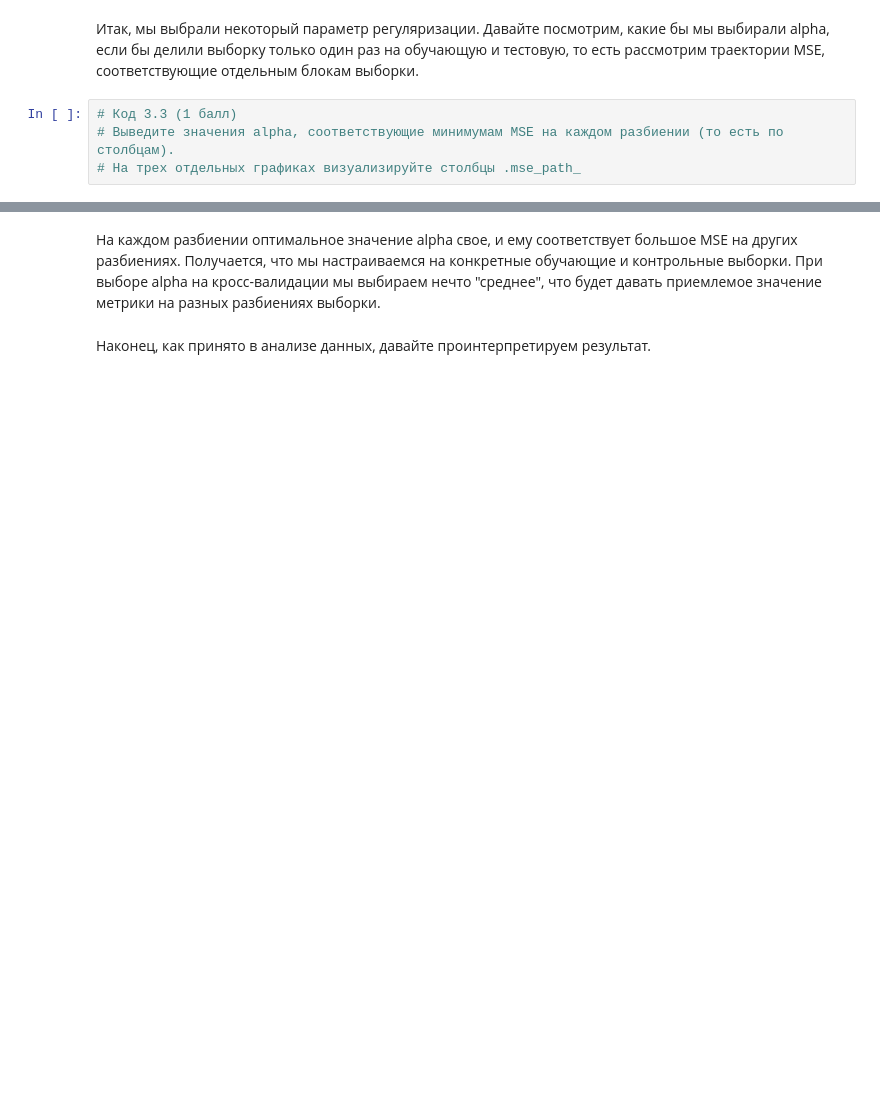
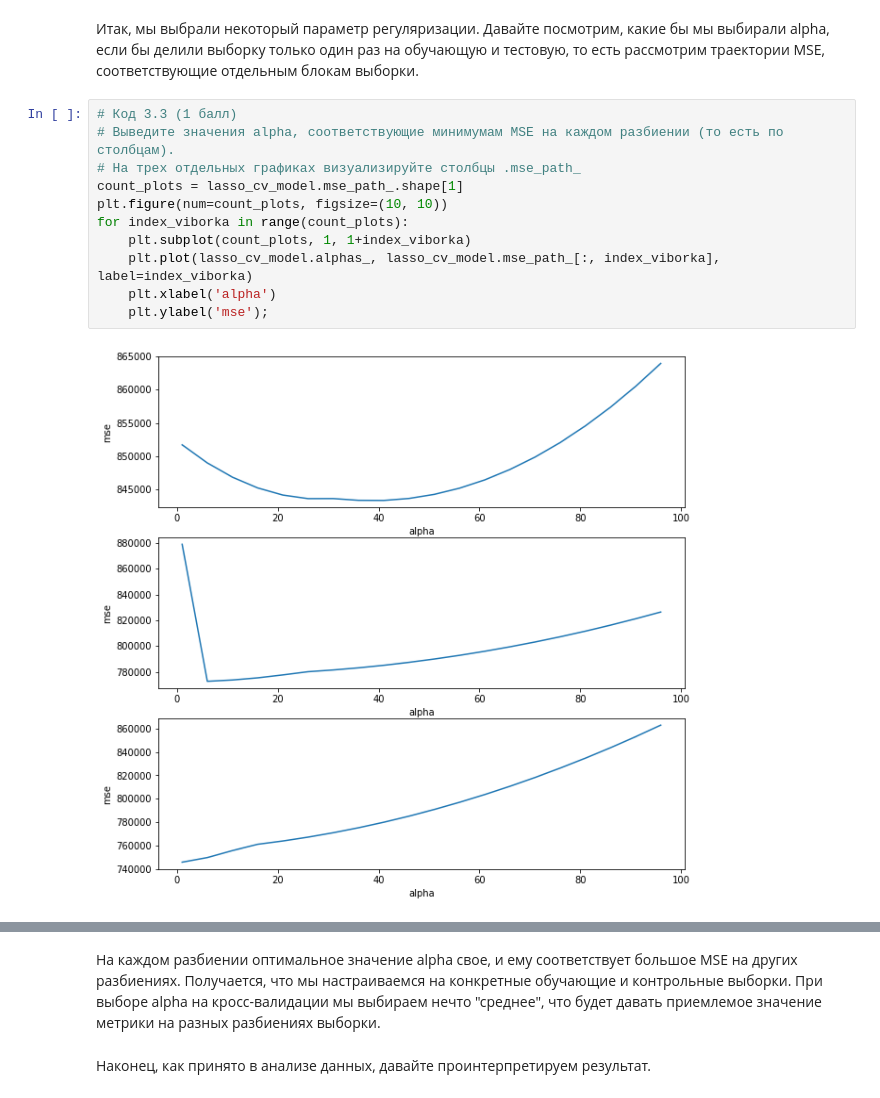
Before and after one commit to Nick1994209/ml_projects, a Jupyter notebook: coursera/2-supervised-learning/2-metrics/OverfittingTask.ipynb, the cells around one changed output, grey strips where cells are left out. Cells and saved outputs as stored; diff of their text form; blank space fills up the shorter version.

```diff
--- a/coursera/2-supervised-learning/2-metrics/OverfittingTask.ipynb
+++ b/coursera/2-supervised-learning/2-metrics/OverfittingTask.ipynb
@@ -245,4 +346,13 @@ alphas = np.arange(1, 100, 5)
 # %%
 # Код 3.3 (1 балл)
 # Выведите значения alpha, соответствующие минимумам MSE на каждом разбиении (то есть по столбцам).
 # На трех отдельных графиках визуализируйте столбцы .mse_path_
+count_plots = lasso_cv_model.mse_path_.shape[1]
+plt.figure(num=count_plots, figsize=(10, 10))
+for index_viborka in range(count_plots):
+    plt.subplot(count_plots, 1, 1+index_viborka)
+    plt.plot(lasso_cv_model.alphas_, lasso_cv_model.mse_path_[:, index_viborka], label=index_viborka)
+    plt.xlabel('alpha')
+    plt.ylabel('mse');
+# %% [output]
+[figure, added]
```
Also changed, not shown: parts of 14 cells of this notebook.
